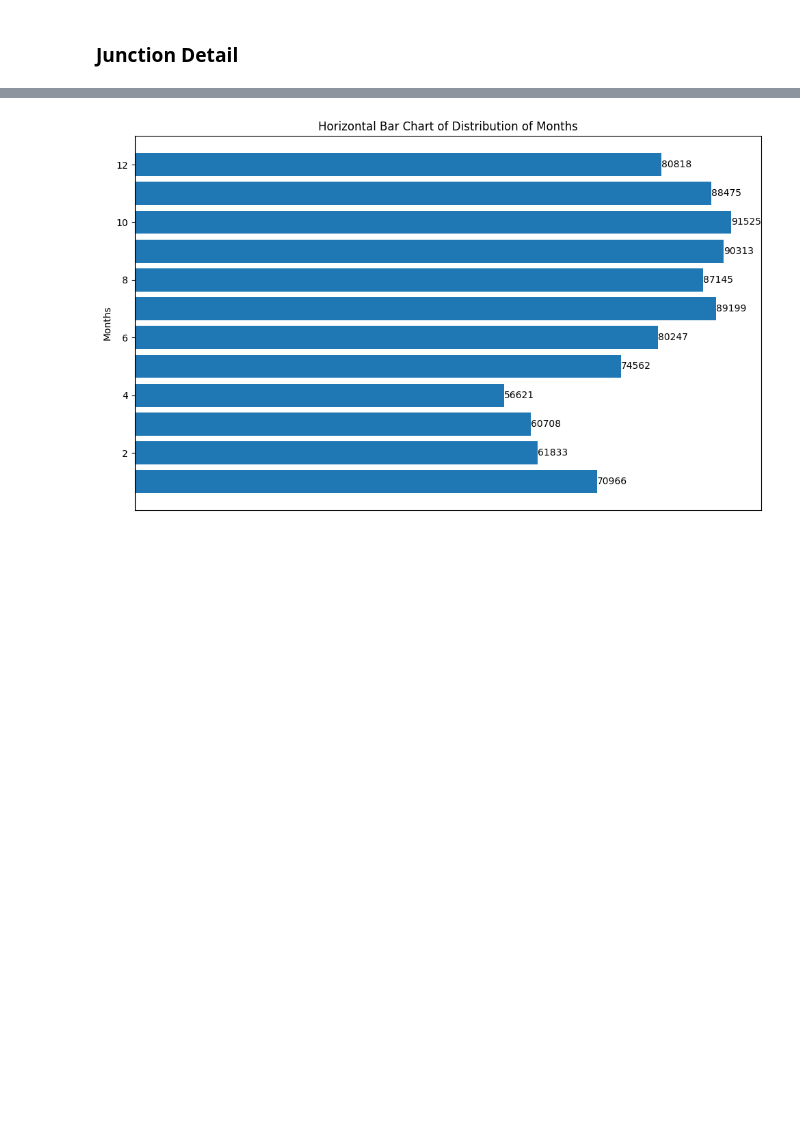
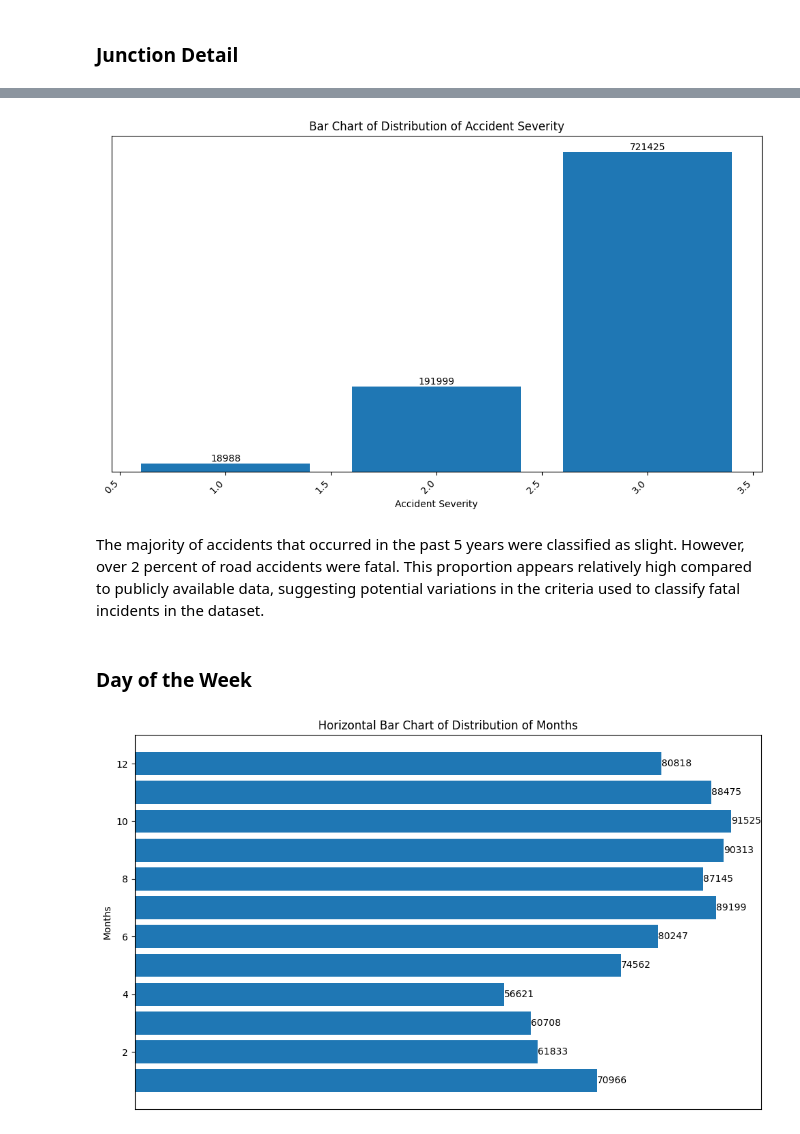
Before and after one commit to Otsemeuno/uk-road-accident, a Jupyter notebook: projectone_exploratory.ipynb, the cells around one changed output, grey strips where cells are left out. Saved outputs shown, nothing was run; the diff lists cells and outputs as text; code cells hidden in the pictures; blank space fills up the shorter version.

```diff
--- a/projectone_exploratory.ipynb
+++ b/projectone_exploratory.ipynb
@@ -333,3 +355,12 @@ def plot_horizontal_bar_chart(df_var, title):
+# %%
+plot_bar_chart(df['accident_severity'], 'Accident Severity')
+# %% [output]
+[figure, added]
+# %% [markdown]
+
+The majority of accidents that occurred in the past 5 years were classified as slight. However, over 2 percent of road accidents were fatal. This proportion appears relatively high compared to publicly available data, suggesting potential variations in the criteria used to classify fatal incidents in the dataset.
+# %% [markdown]
+### Day of the Week
 # %%
 plot_horizontal_bar_chart(df['month'], 'Months')
 # %% [output]
```
Also changed, not shown: parts of 10 cells of this notebook.
